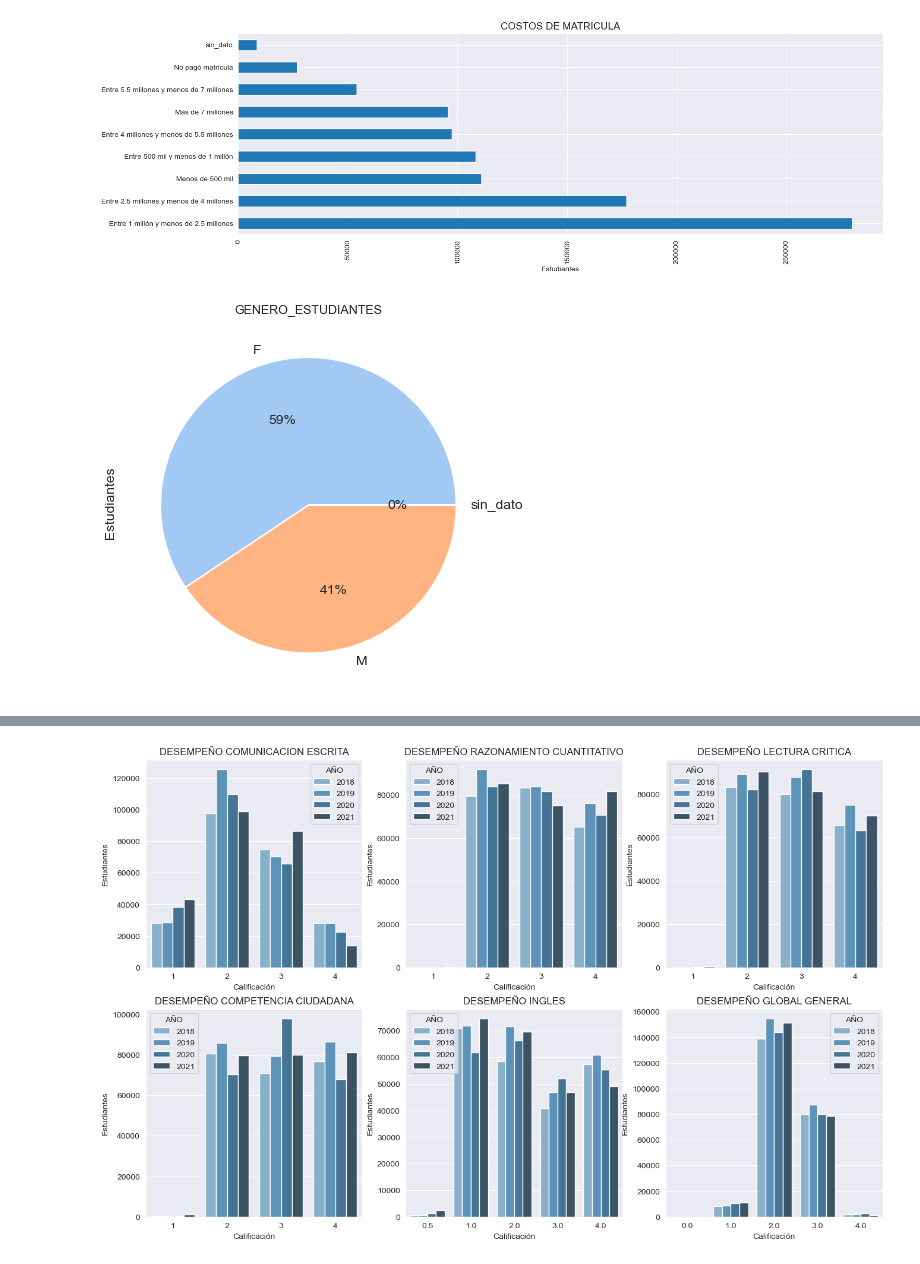
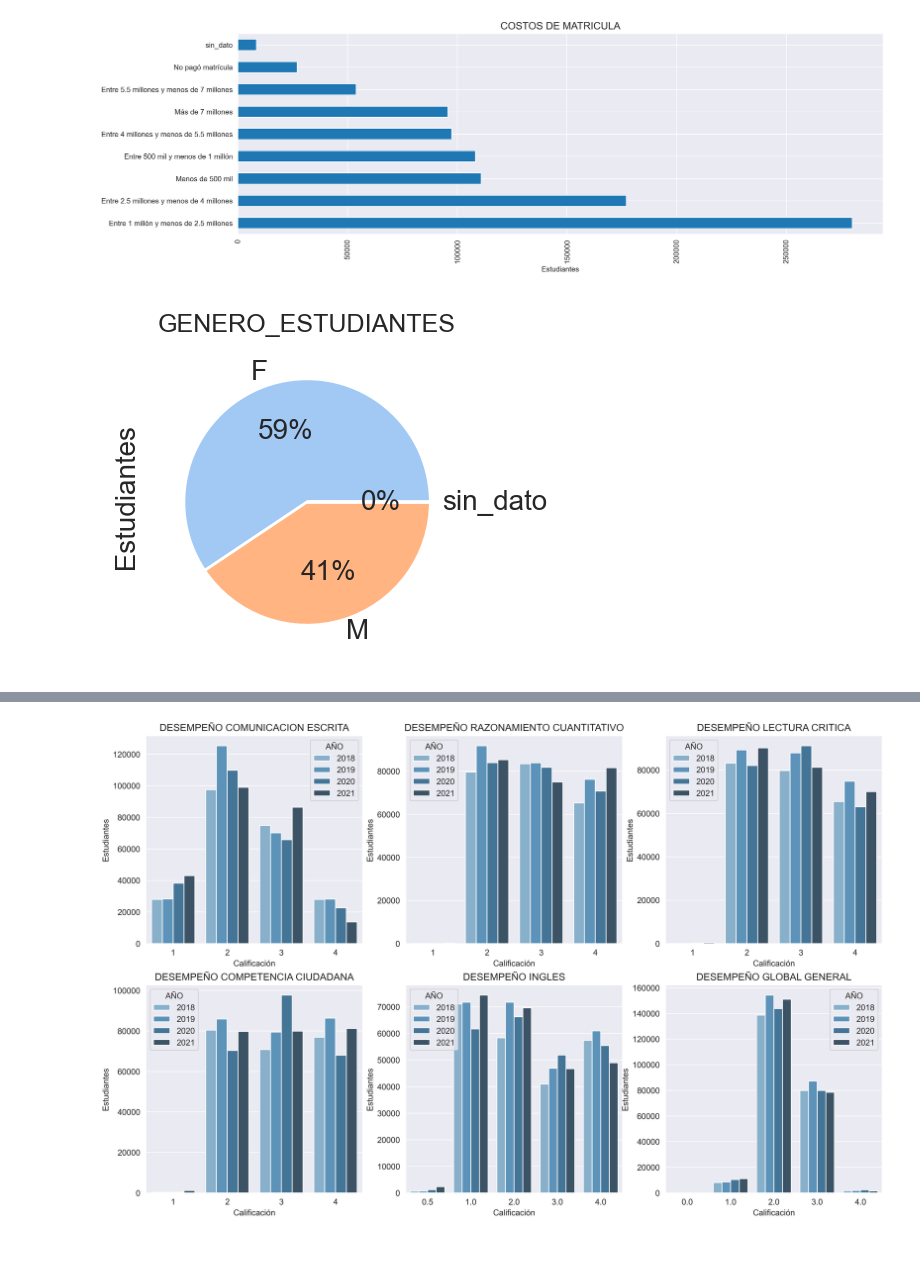
Before and after one commit to jospinoponce/PruebasSaberPro_Colombia, a Jupyter notebook: report_EDA.ipynb, the cells around one changed output, grey strips where cells are left out. Saved outputs shown, nothing was run; the diff lists cells and outputs as text; code cells hidden in the pictures.

```diff
--- a/report_EDA.ipynb
+++ b/report_EDA.ipynb
@@ -436,11 +438,11 @@ plt.show()
 [figure]
 # %%
 # Género estudiantes
-
+plt.figure(figsize=(3,2), dpi=200)
 estu_cat['ESTU_GENERO'].value_counts().plot(kind='pie', colors=sns.color_palette('pastel'), autopct='%1.0f%%')
 plt.ylabel(' Estudiantes')
 plt.title("GENERO_ESTUDIANTES",fontsize = 9)
 plt.show()
 # %% [output]
-[figure, old version]
+[figure, new version]
 # %%
```
Also changed, not shown: parts of 23 cells of this notebook.
